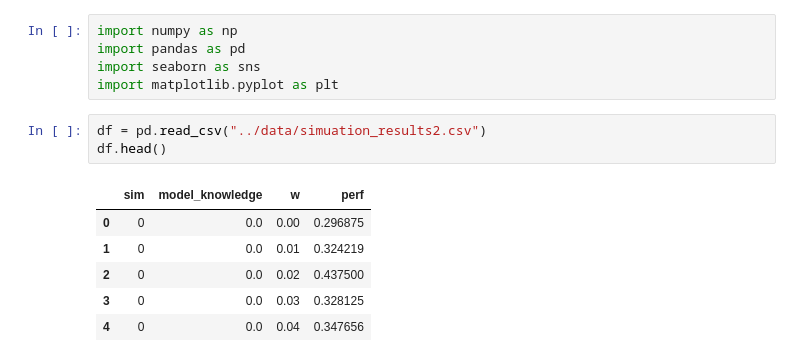
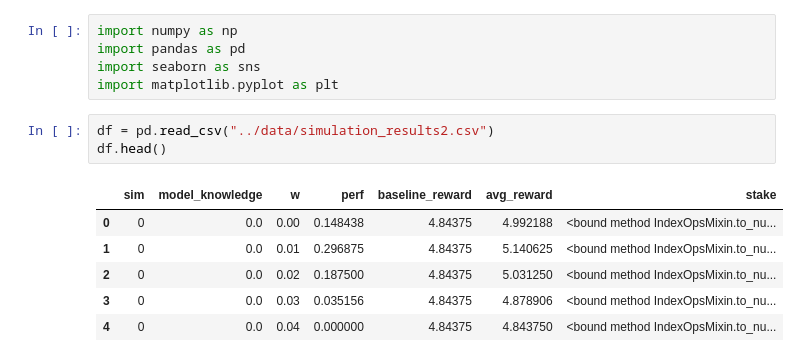
Before and after one commit to DrBlublu/2023_Transmission_of_model_project_ABM, a Jupyter notebook: scripts/simulation_analysis.ipynb, the cells around one changed output. Drawn from its saved outputs; the diff is of its cells as text.

Commit message:
refactor: Add stakes without changing the behaviour of the ABM.

```diff
--- a/scripts/simulation_analysis.ipynb
+++ b/scripts/simulation_analysis.ipynb
@@ -4,12 +4,12 @@ import pandas as pd
 import seaborn as sns
 import matplotlib.pyplot as plt
 # %%
-df = pd.read_csv("../data/simuation_results2.csv")
+df = pd.read_csv("../data/simulation_results2.csv")
 df.head()
 # %% [output]
-|  | sim | model_knowledge | w | perf |
-| 0 | 0 | 0.0 | 0.00 | 0.296875 |
-| 1 | 0 | 0.0 | 0.01 | 0.324219 |
-| 2 | 0 | 0.0 | 0.02 | 0.437500 |
-| 3 | 0 | 0.0 | 0.03 | 0.328125 |
-| 4 | 0 | 0.0 | 0.04 | 0.347656 |
+|  | sim | model_knowledge | w | perf | baseline_reward | avg_reward | stake |
+| 0 | 0 | 0.0 | 0.00 | 0.148438 | 4.84375 | 4.992188 | <bound method IndexOpsMixin.to_nu... |
+| 1 | 0 | 0.0 | 0.01 | 0.296875 | 4.84375 | 5.140625 | <bound method IndexOpsMixin.to_nu... |
+| 2 | 0 | 0.0 | 0.02 | 0.187500 | 4.84375 | 5.031250 | <bound method IndexOpsMixin.to_nu... |
+| 3 | 0 | 0.0 | 0.03 | 0.035156 | 4.84375 | 4.878906 | <bound method IndexOpsMixin.to_nu... |
+| 4 | 0 | 0.0 | 0.04 | 0.000000 | 4.84375 | 4.843750 | <bound method IndexOpsMixin.to_nu... |
```
Also changed, not shown: parts of 4 cells of this notebook, 9 other files.
